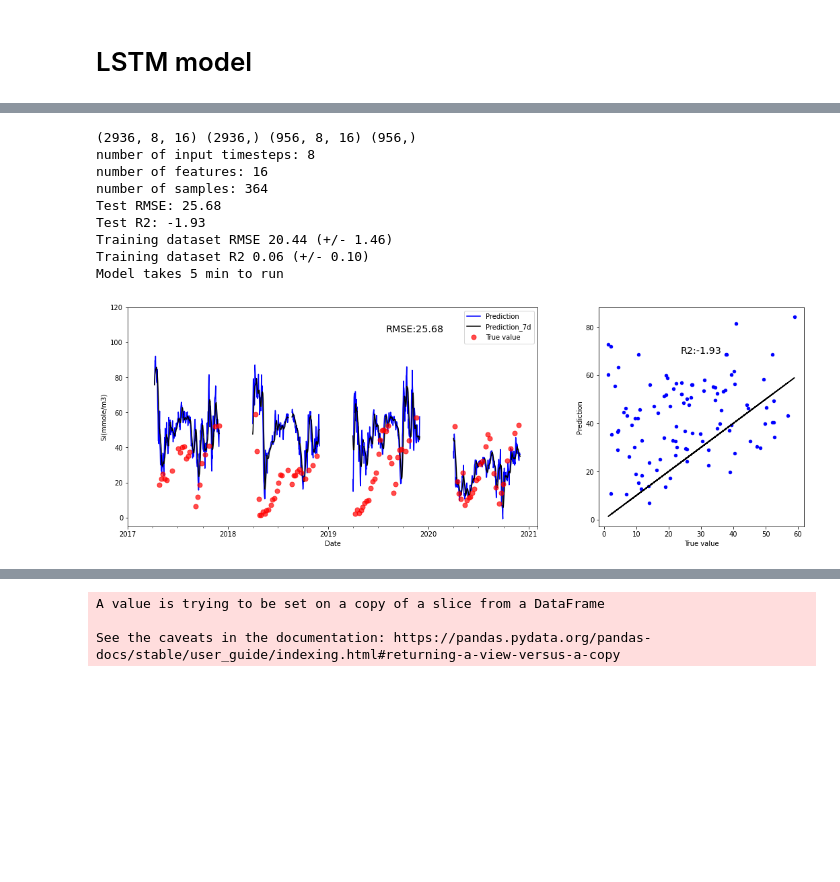
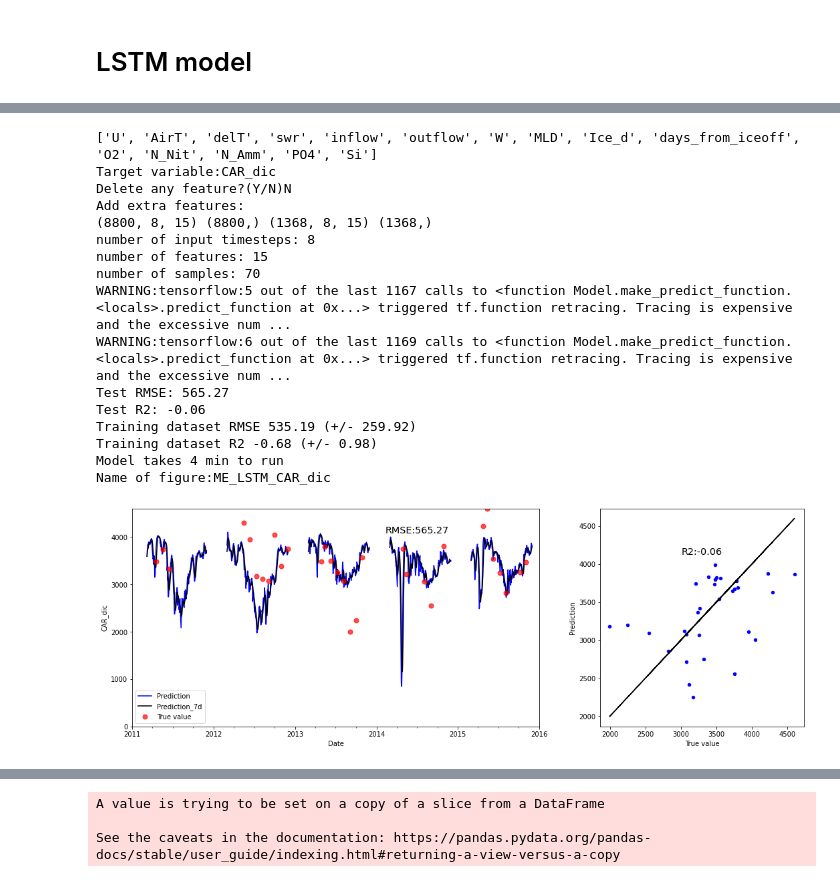
Before and after one commit to Shuqi-Lin/Algal-bloom-prediction-machine-learning, a Jupyter notebook: DD models_pre-generated nutrients_process-based model data.ipynb, the cells around one changed output, grey strips where cells are left out. Drawn from its saved outputs; the diff is of its cells as text; code cells hidden in the pictures; blank space fills up the shorter version.

```diff
--- a/DD models_pre-generated nutrients_process-based model data.ipynb
+++ b/DD models_pre-generated nutrients_process-based model data.ipynb
@@ -673,18 +849,0 @@ See the caveats in the documentation: https://pandas.pydata.org/pandas-docs/stab
-# %%
-# Predict TP
-nutrient = 'TotP(mmole/m3)'
-var_name = ['delT', 'Ice_d','days from iceoff','inflow(m3/s)','U','AirT','Humidity','CC','swr(w/m2)',
-            'Prec(mm/d)','NOX(mmole/m3)','PO4(mmole/m3)','O2(mmole/m3)', 'MLD','W','thermD',nutrient]
-values = load_dataset(Nut_memory,var_name) #values = values.astype('float32')
-# frame as supervised learning
-n_var = len(var_name)
-reframed = reframe(values,hyperparameters,var_name)
-values = reframed.values
-ylim = (0.25,2.25)
-start_time = time.time()
-TP_model,RMSE,R2,figure = predict_lstm(Nut_memory,values,var_name,nutrient,date,hyperparameters,ylim)
-# 5-fold cross validation was used to estimate the model performance
-print("Training dataset RMSE %.2f (+/- %.2f)" % (np.mean(RMSE), np.std(RMSE)))
-print("Training dataset R2 %.2f (+/- %.2f)" % (np.mean(R2), np.std(R2)))
-print('Model takes '+str(round((time.time()-start_time)/60))+' min to run')
-figure.savefig('LSTM_TP.png',dpi = 500)
@@ -702,6 +898,6 @@ Model takes 5 min to run
 # %%
 # use the trained model to interplate the whole timeseries
-Nut_memory = predict_ts(Nut_memory,nutrient,TP_model,hyperparameters,values)
+Nut_memory = predict_ts(Nut_memory,nutrient,Nut_model,hyperparameters,values)
 Nut_memory
 # %% [output]
 A value is trying to be set on a copy of a slice from a DataFrame
@@ -723,32 +919,49 @@ See the caveats in the documentation: https://pandas.pydata.org/pandas-docs/stab
 # %%
-# Predict Si
-nutrient = 'Si(mmole/m3)'
-var_name = ['delT', 'Ice_d','days from iceoff','inflow(m3/s)','U','AirT','Humidity','CC','swr(w/m2)',
-            'Prec(mm/d)','NOX(mmole/m3)','PO4(mmole/m3)','O2(mmole/m3)', 'MLD','W','thermD',nutrient]
+# Predict Nutrient 6
+print(var_name)
+nutrient = input('Target variable:')
+while True:
+    Del_var = input('Delete any feature?(Y/N)')
+    while Del_var =='Y':
+        var_name.pop()
+        Del_var = input('Delete any feature?(Y/N)')
+    add_features = input('Add extra features:')
+    if add_features:
+        features.append(add_features)
+    else:
+        break
+var_name.append(nutrient)
 values = load_dataset(Nut_memory,var_name) #values = values.astype('float32')
 # frame as supervised learning
 n_var = len(var_name)
 reframed = reframe(values,hyperparameters,var_name)
 values = reframed.values
-ylim = (-5,120)
+ylim = (0,all_df[nutrient].max())
 start_time = time.time()
-Si_model,RMSE,R2,figure = predict_lstm(Nut_memory,values,var_name,nutrient,date,hyperparameters,ylim)
+Nut_model,RMSE,R2,figure = predict_lstm(Nut_memory,values,var_name,nutrient,test_time,hyperparameters,ylim)
 # 5-fold cross validation was used to estimate the model performance
 print("Training dataset RMSE %.2f (+/- %.2f)" % (np.mean(RMSE), np.std(RMSE)))
 print("Training dataset R2 %.2f (+/- %.2f)" % (np.mean(R2), np.std(R2)))
 print('Model takes '+str(round((time.time()-start_time)/60))+' min to run')
-
-figure.savefig('LSTM_Si.png',dpi = 500)
+fig_name = input('Name of figure:')
+figure.savefig(fig_name+'.png',dpi = 500)
 # %% [output]
-(2936, 8, 16) (2936,) (956, 8, 16) (956,)
+['U', 'AirT', 'delT', 'swr', 'inflow', 'outflow', 'W', 'MLD', 'Ice_d', 'days_from_iceoff', 'O2', 'N_Nit', 'N_Amm', 'PO4', 'Si']
+Target variable:CAR_dic
+Delete any feature?(Y/N)N
+Add extra features:
+(8800, 8, 15) (8800,) (1368, 8, 15) (1368,)
 number of input timesteps: 8
-number of features: 16
-number of samples: 364
-Test RMSE: 25.68
-Test R2: -1.93
-Training dataset RMSE 20.44 (+/- 1.46)
-Training dataset R2 0.06 (+/- 0.10)
-Model takes 5 min to run
+number of features: 15
+number of samples: 70
+WARNING:tensorflow:5 out of the last 1167 calls to <function Model.make_predict_function.<locals>.predict_function at 0x...> triggered tf.function retracing. Tracing is expensive and the excessive num ...
+WARNING:tensorflow:6 out of the last 1169 calls to <function Model.make_predict_function.<locals>.predict_function at 0x...> triggered tf.function retracing. Tracing is expensive and the excessive num ...
+Test RMSE: 565.27
+Test R2: -0.06
+Training dataset RMSE 535.19 (+/- 259.92)
+Training dataset R2 -0.68 (+/- 0.98)
+Model takes 4 min to run
+Name of figure:ME_LSTM_CAR_dic
-[figure, old version]
+[figure, new version]
 # %%
 # use the trained model to interplate the whole timeseries
```
Also changed, not shown: parts of 45 cells of this notebook, 35 other files.
